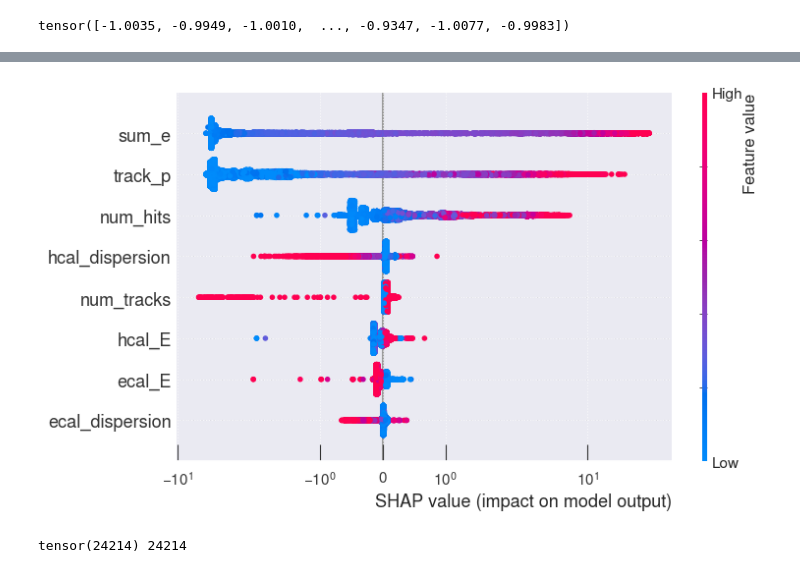
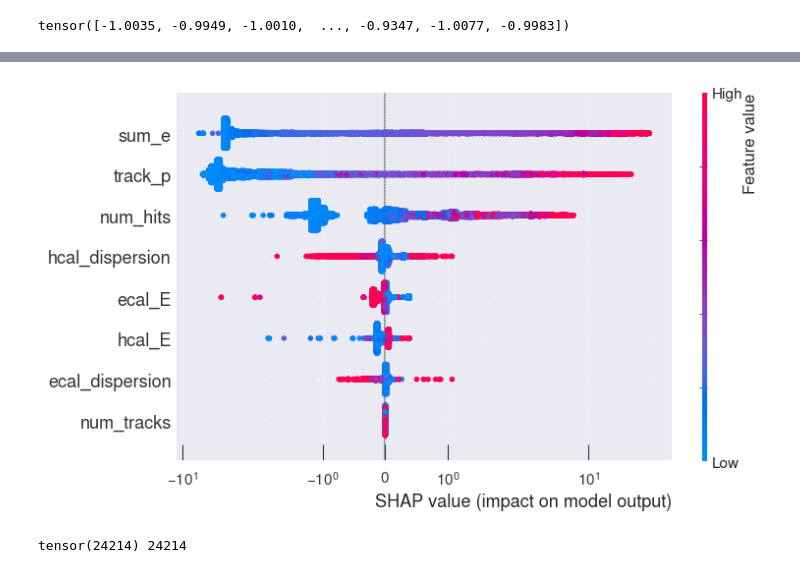
Before and after one commit to selvaggi/mlpf, a Jupyter notebook: notebooks/8_train_energy_regression.ipynb, the cells around one changed output, grey strips where cells are left out. Drawn from its saved outputs; the diff is of its cells as text; code cells hidden in the pictures.

```diff
--- a/notebooks/8_train_energy_regression.ipynb
+++ b/notebooks/8_train_energy_regression.ipynb
@@ -62,7 +62,7 @@ def main(ds, train_only_on_tracks=False, train_only_on_neutral=False, train_ener
     if model == "gradboost":
         model = get_gb()
         if train_only_on_tracks:
-            mask = (split[0][:, 3] > 0) & (split[0][:, 7] > 0)
+            mask = (split[0][:, 3] > 0) & (split[0][:, 7] == 1)
             split[0] = split[0][mask]
             split[2] = split[2][mask]
             split[4] = split[4][mask]
@@ -306,14 +340,14 @@ plt.savefig("/eos/user/g/gkrzmanc/2024/12_3_/shap_summary_tracks.pdf")
 # %%
 import shap
 import numpy as np
 
 te = shap.TreeExplainer(model_regression)
-shap_vals_r = te.shap_values(np.array(split[1]))
+shap_vals_r = te.shap_values(np.array(split_regression[1]))
 x_names = ["ecal_E", "hcal_E", "num_hits", "track_p", "ecal_dispersion", "hcal_dispersion", "sum_e", "num_tracks"]
-shap.summary_plot(shap_vals_r, split[1], feature_names=x_names, use_log_scale=True, show=False)
-plt.savefig("/eos/user/g/gkrzmanc/2024/12_3_/shap_summary_tracks_Regression.pdf")
+shap.summary_plot(shap_vals_r, split_regression[1], feature_names=x_names, use_log_scale=True, show=False)
+plt.savefig("/eos/user/g/gkrzmanc/2024/12_3_/shap_summary_tracks_Regression1.pdf")
 # %% [output]
-[figure, old version]
+[figure, new version]
 # %%
 # just plot sum_e vs. true_e_corr.factor
 fig, ax = plt.subplots(1, 1, figsize=(4, 4))
```
Also changed, not shown: parts of 10 cells of this notebook, 1 other file.
